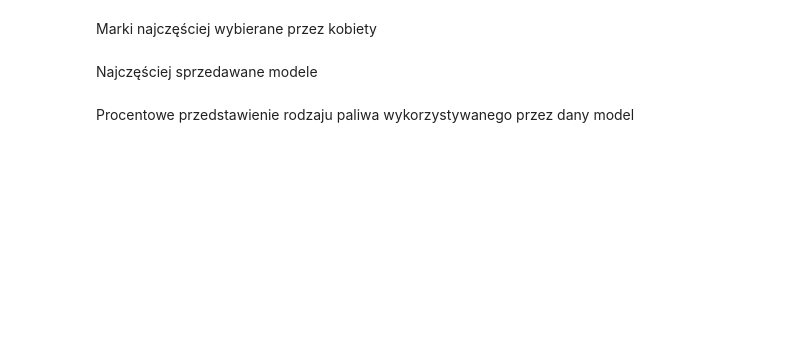
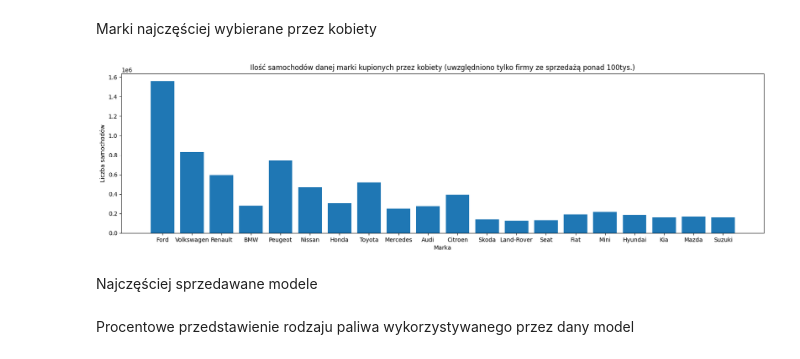
Before and after one commit to dyzioq/data-analysis-project, a Jupyter notebook: notebook.ipynb, the cells around one changed output. Cells and saved outputs as stored; diff of their text form; code cells hidden in the pictures; blank space fills up the shorter version.

```diff
--- a/notebook.ipynb
+++ b/notebook.ipynb
@@ -217,5 +230,31 @@ Marki najczęściej wybierane przez mężczyzn (top 5 np)
 # %% [markdown]
 Marki najczęściej wybierane przez kobiety
+# %%
+listOfUniqueBrands = dataSet["Manufacturer"].unique().tolist()
+numberOfCarsBought = []
+indexesToErase = []
+for brand in listOfUniqueBrands:
+    rowsWithBrand = dataSet[dataSet["Manufacturer"]==brand] #rzedy danej marki
+    sum = rowsWithBrand["Female"].sum() #sumujemy ilosc samochodow danej marki kupionej przez kobiety
+
+    if sum>0.1e6: #wylonienie indeksow do usuniecia
+        numberOfCarsBought.append(sum)
+    else:
+        indexesToErase.append(listOfUniqueBrands.index(brand))
+
+for index in sorted(indexesToErase, reverse=True):
+    del listOfUniqueBrands[index]
+
+fig, axes = plt.subplots(figsize=(20,5))
+
+plt.title("Ilość samochodów danej marki kupionych przez kobiety (uwzględniono tylko firmy ze sprzedażą ponad 100tys.)")
+plt.bar(x=listOfUniqueBrands, height=numberOfCarsBought)
+plt.ylabel("Liczba samochodów")
+plt.xlabel("Marka")
+
+plt.show()
+# %% [output]
+[figure, added]
 # %% [markdown]
 Najczęściej sprzedawane modele
 # %% [markdown]
```
Also changed, not shown: parts of 3 cells of this notebook.
